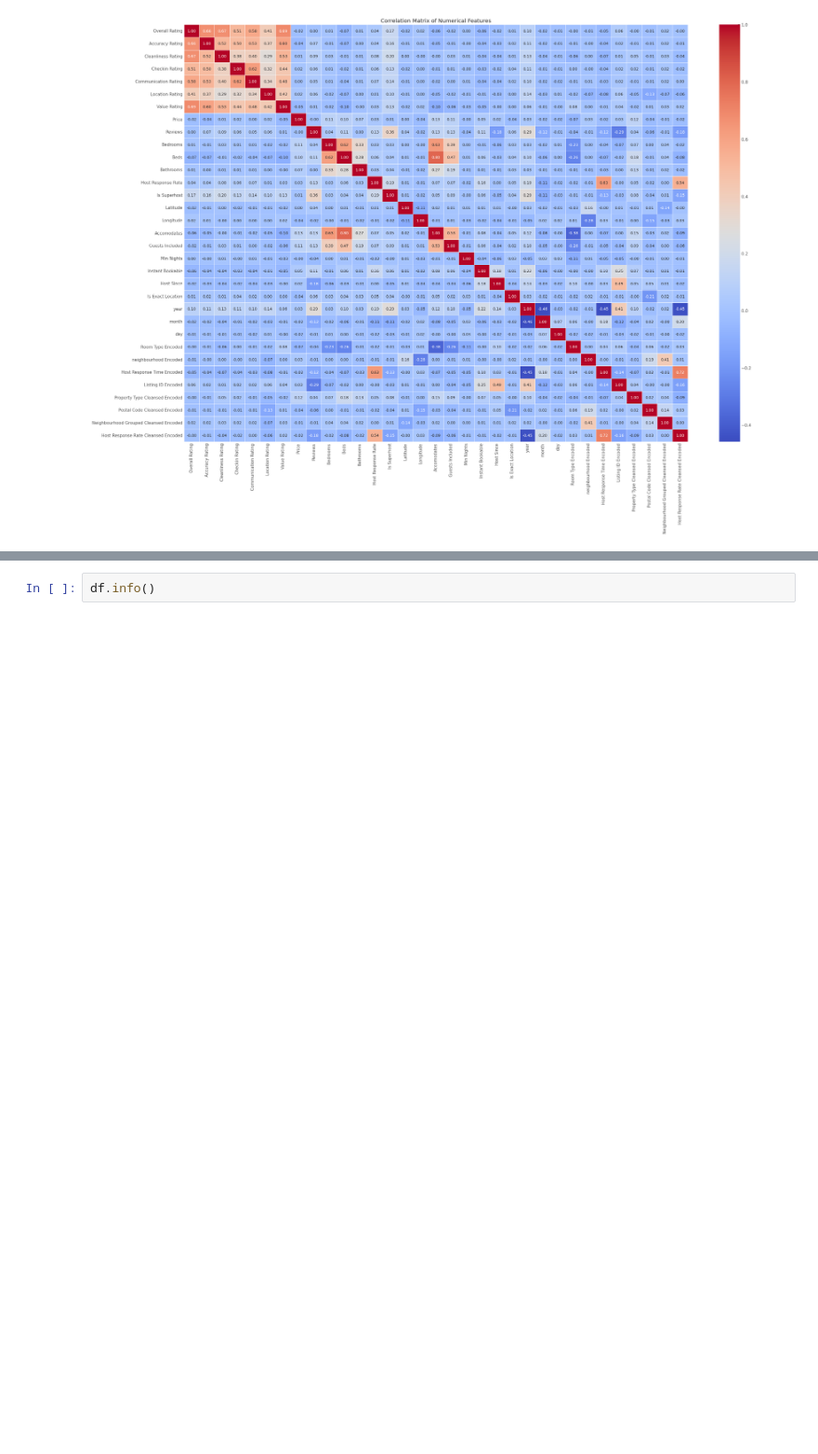
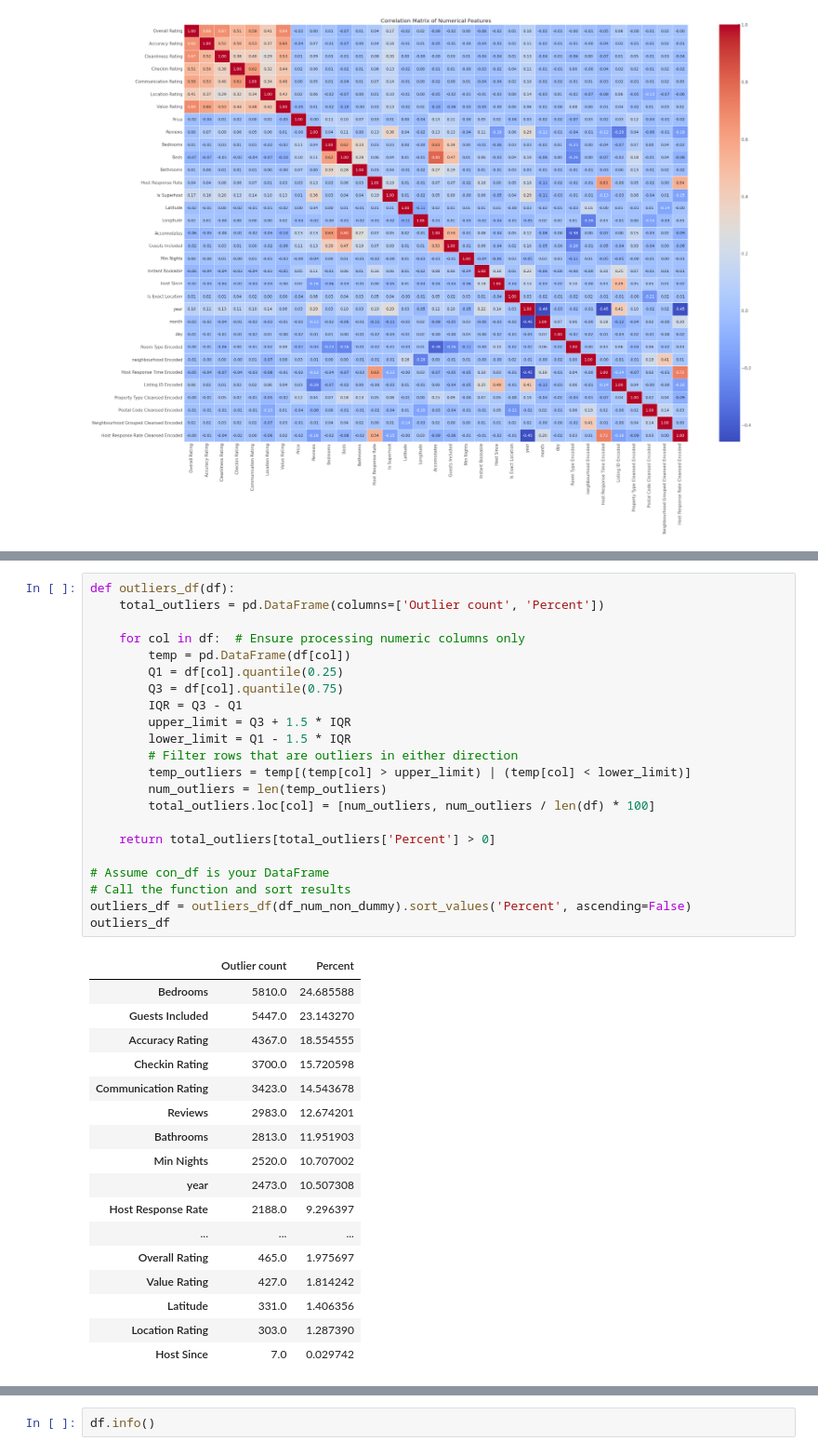
Before and after one commit to rafatb/Berlin_Airbnb_Price_Prediction, a Jupyter notebook: Berlin_Airbnb_Price_Prediction_EDA.ipynb, the cells around one changed output, grey strips where cells are left out. Shown at 93% size. Drawn from its saved outputs; the diff is of its cells as text; blank space fills up the shorter version.

```diff
--- a/Berlin_Airbnb_Price_Prediction_EDA.ipynb
+++ b/Berlin_Airbnb_Price_Prediction_EDA.ipynb
@@ -473,0 +543,40 @@ plt.show()
+# %%
+def outliers_df(df):
+    total_outliers = pd.DataFrame(columns=['Outlier count', 'Percent'])
+
+    for col in df:  # Ensure processing numeric columns only
+        temp = pd.DataFrame(df[col])
+        Q1 = df[col].quantile(0.25)
+        Q3 = df[col].quantile(0.75)
+        IQR = Q3 - Q1
+        upper_limit = Q3 + 1.5 * IQR
+        lower_limit = Q1 - 1.5 * IQR
+        # Filter rows that are outliers in either direction
+        temp_outliers = temp[(temp[col] > upper_limit) | (temp[col] < lower_limit)]
+        num_outliers = len(temp_outliers)
+        total_outliers.loc[col] = [num_outliers, num_outliers / len(df) * 100]
+
+    return total_outliers[total_outliers['Percent'] > 0]
+
+# Assume con_df is your DataFrame
+# Call the function and sort results
+outliers_df = outliers_df(df_num_non_dummy).sort_values('Percent', ascending=False)
+outliers_df
+# %% [output]
+|  | Outlier count | Percent |
+| Bedrooms | 5810.0 | 24.685588 |
+| Guests Included | 5447.0 | 23.143270 |
+| Accuracy Rating | 4367.0 | 18.554555 |
+| Checkin Rating | 3700.0 | 15.720598 |
+| Communication Rating | 3423.0 | 14.543678 |
+| Reviews | 2983.0 | 12.674201 |
+| Bathrooms | 2813.0 | 11.951903 |
+| Min Nights | 2520.0 | 10.707002 |
+| year | 2473.0 | 10.507308 |
+| Host Response Rate | 2188.0 | 9.296397 |
+| ... | ... | ... |
+| Overall Rating | 465.0 | 1.975697 |
+| Value Rating | 427.0 | 1.814242 |
+| Latitude | 331.0 | 1.406356 |
+| Location Rating | 303.0 | 1.287390 |
+| Host Since | 7.0 | 0.029742 |
```
Also changed, not shown: parts of 18 cells of this notebook.
